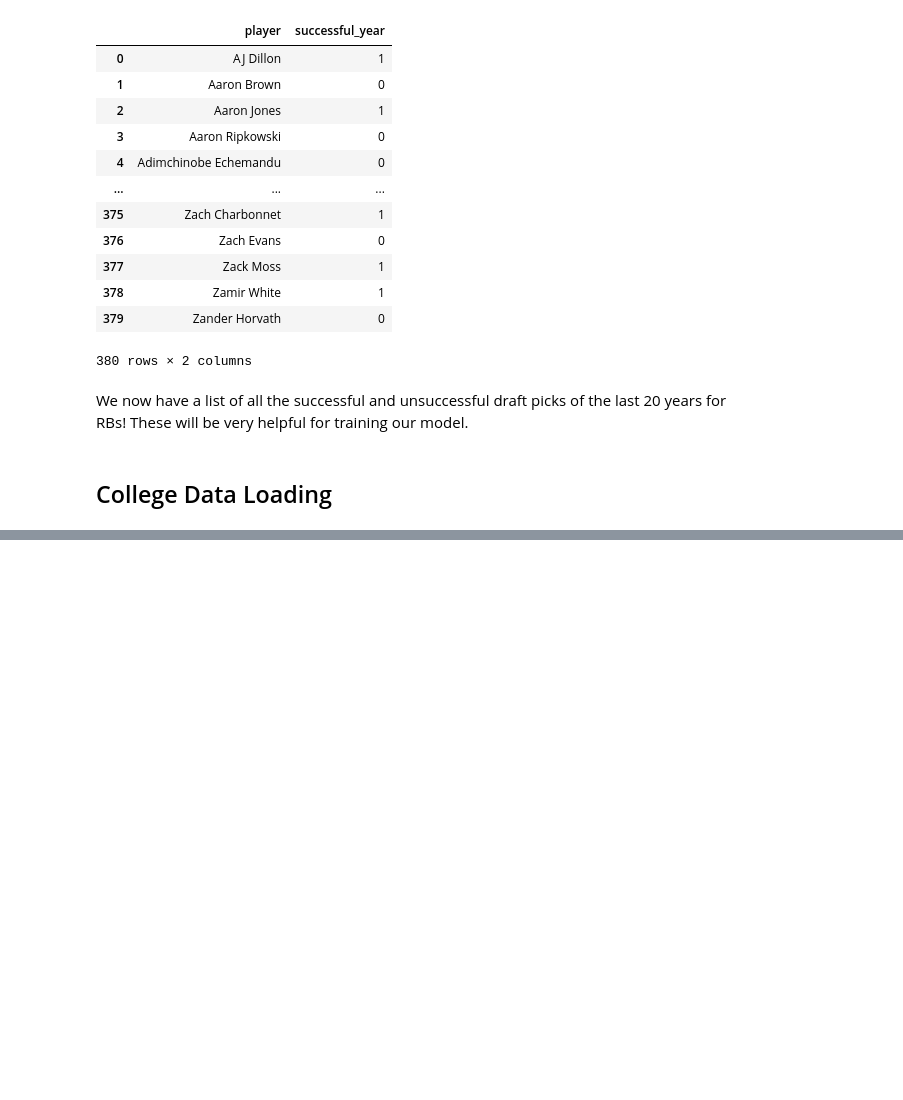
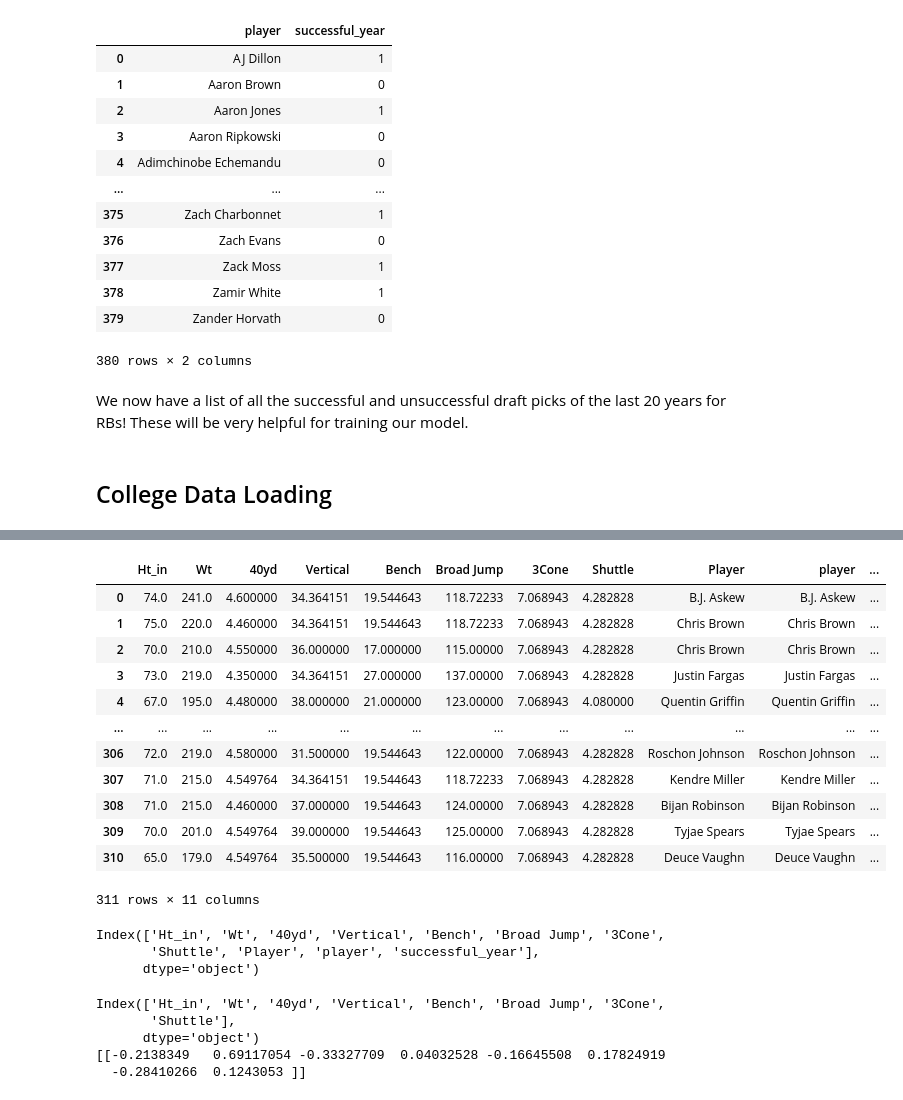
Before and after one commit to ncantalupa/NFL-Data-Mining-and-Analysis, a Jupyter notebook: rookie_rb_analysis.ipynb, the cells around one changed output, grey strips where cells are left out. Cells and saved outputs as stored; diff of their text form; code cells hidden in the pictures; blank space fills up the shorter version.

```diff
--- a/rookie_rb_analysis.ipynb
+++ b/rookie_rb_analysis.ipynb
@@ -251,0 +316,27 @@ We now have a list of all the successful and unsuccessful draft picks of the las
+# %%
+missing_values_count = numerical_data.isnull().sum()
+
+scaler = StandardScaler()
+
+numerical_data_imputed = numerical_data.fillna(numerical_data.mean())
+numerical_data_normalized = scaler.fit_transform(numerical_data_imputed)
+# %%
+from sklearn.decomposition import PCA
+from sklearn.impute import SimpleImputer
+import numpy as np
+
+def pca_impute(data, n_components=None):
+    if n_components is not None:
+        pca = PCA(n_components=n_components)
+    else:
+        pca = PCA()
+    pca.fit(data)
+    data_pca_transformed = pca.transform(data)
+    data_pca_inversed = pca.inverse_transform(data_pca_transformed)
+    return data_pca_inversed
+# %%
+numerical_data_pca_imputed = pca_impute(numerical_data_normalized)
+numerical_data_imputed_final = scaler.inverse_transform(numerical_data_pca_imputed)
+numerical_data_filled = numerical_data.copy()
+numerical_data_filled.loc[:, :] = numerical_data_imputed_final
+numerical_data_filled.info()
@@ -251,0 +359,3 @@ We now have a list of all the successful and unsuccessful draft picks of the las
+# %%
+numerical_data_filled["Player"] = combine_stats["Player"]
+numerical_data_filled
@@ -251,0 +376,23 @@ We now have a list of all the successful and unsuccessful draft picks of the las
+# %%
+combine_model_training = pd.merge(numerical_data_filled, player_success, left_on="Player", right_on="player")
+combine_model_training
+# %% [output]
+|  | Ht_in | Wt | 40yd | Vertical | Bench | Broad Jump | 3Cone | Shuttle | Player | player | ... |
+| 0 | 74.0 | 241.0 | 4.600000 | 34.364151 | 19.544643 | 118.72233 | 7.068943 | 4.282828 | B.J. Askew | B.J. Askew | ... |
+| 1 | 75.0 | 220.0 | 4.460000 | 34.364151 | 19.544643 | 118.72233 | 7.068943 | 4.282828 | Chris Brown | Chris Brown | ... |
+| 2 | 70.0 | 210.0 | 4.550000 | 36.000000 | 17.000000 | 115.00000 | 7.068943 | 4.282828 | Chris Brown | Chris Brown | ... |
+| 3 | 73.0 | 219.0 | 4.350000 | 34.364151 | 27.000000 | 137.00000 | 7.068943 | 4.282828 | Justin Fargas | Justin Fargas | ... |
+| 4 | 67.0 | 195.0 | 4.480000 | 38.000000 | 21.000000 | 123.00000 | 7.068943 | 4.080000 | Quentin Griffin | Quentin Griffin | ... |
+| ... | ... | ... | ... | ... | ... | ... | ... | ... | ... | ... | ... |
+| 306 | 72.0 | 219.0 | 4.580000 | 31.500000 | 19.544643 | 122.00000 | 7.068943 | 4.282828 | Roschon Johnson | Roschon Johnson | ... |
+| 307 | 71.0 | 215.0 | 4.549764 | 34.364151 | 19.544643 | 118.72233 | 7.068943 | 4.282828 | Kendre Miller | Kendre Miller | ... |
+| 308 | 71.0 | 215.0 | 4.460000 | 37.000000 | 19.544643 | 124.00000 | 7.068943 | 4.282828 | Bijan Robinson | Bijan Robinson | ... |
+| 309 | 70.0 | 201.0 | 4.549764 | 39.000000 | 19.544643 | 125.00000 | 7.068943 | 4.282828 | Tyjae Spears | Tyjae Spears | ... |
+| 310 | 65.0 | 179.0 | 4.549764 | 35.500000 | 19.544643 | 116.00000 | 7.068943 | 4.282828 | Deuce Vaughn | Deuce Vaughn | ... |
+311 rows × 11 columns
+# %%
+combine_model_training.columns
+# %% [output]
+Index(['Ht_in', 'Wt', '40yd', 'Vertical', 'Bench', 'Broad Jump', '3Cone',
+       'Shuttle', 'Player', 'player', 'successful_year'],
+      dtype='object')
@@ -251,0 +409,11 @@ We now have a list of all the successful and unsuccessful draft picks of the las
+# %%
+model = LogisticRegression()
+model.fit(X_train, Y_train)
+print(training_df.columns)
+print(model.coef_)
+# %% [output]
+Index(['Ht_in', 'Wt', '40yd', 'Vertical', 'Bench', 'Broad Jump', '3Cone',
+       'Shuttle'],
+      dtype='object')
+[[-0.2138349   0.69117054 -0.33327709  0.04032528 -0.16645508  0.17824919
+  -0.28410266  0.1243053 ]]
```
Also changed, not shown: parts of 14 cells of this notebook, 1 other file.
